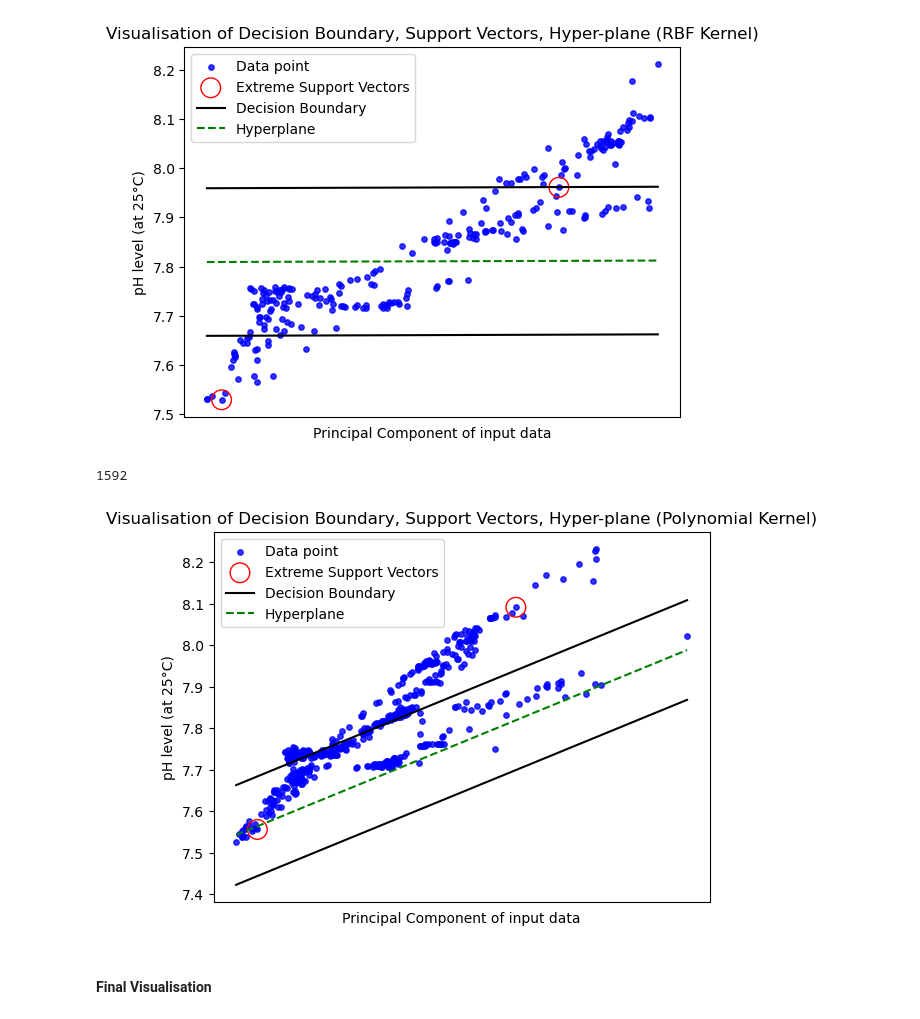
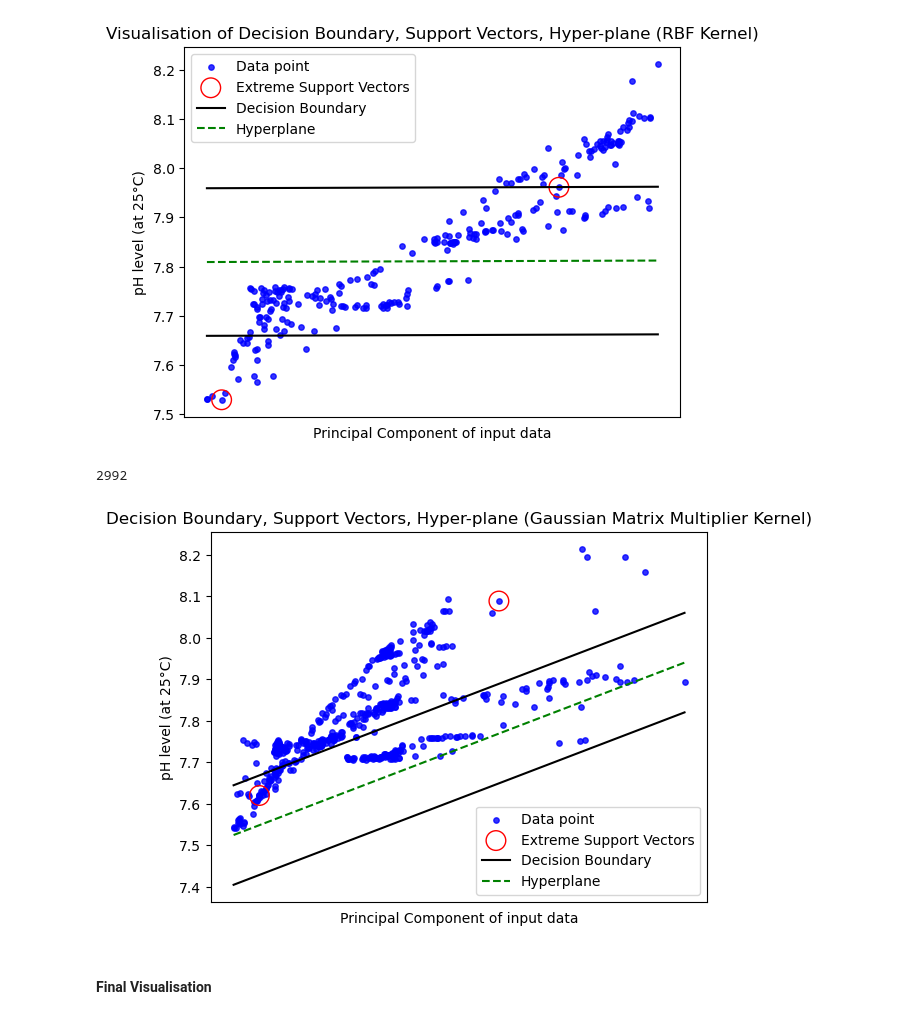
Before and after one commit to asif-saad/Analysis-of-Ocean-Climate, a Jupyter notebook: main.ipynb, the cells around one changed output. Drawn from its saved outputs; the diff is of its cells as text; code cells hidden in the pictures.

```diff
--- a/main.ipynb
+++ b/main.ipynb
@@ -2191,7 +2363,7 @@ def RBF_matmul(x_train1,y_train1,x_test1,y_test,sigma,c,mat):
     return sv,y_pred
 # %%
 mat=np.array([list((val.corr()['pH_25C_total']).drop('pH_25C_total').values)]).T
-
+pca = PCA(n_components=1)
 # sigma=float(input("paramter for sigma: "))
 # c=float(input("paramter for C: "))
 
@@ -2266,7 +2438,7 @@ model_support_vectors=np.stack((positive_support_vector,negative_support_vector)
 fig = plt.figure()
 ax = fig.add_subplot(1,1,1)
 plt.xticks([])
-plt.title("Visualisation of Decision Boundary, Support Vectors, Hyper-plane (Polynomial Kernel)")
+plt.title("Decision Boundary, Support Vectors, Hyper-plane (Gaussian Matrix Multiplier Kernel)")
 ax.set_ylabel("pH level (at 25°C)")
 ax.set_xlabel("Principal Component of input data")
 plt.scatter(x_test1,y_test1,marker='o',c='b',s=15,alpha=0.8,label="Data point")
@@ -2286,35 +2458,35 @@ hyp_x_max = datarange[1]
 
 
 
 for i in range(x_test1.shape[0]):
     if(hyp_x_min==x_test1[i]):
         psv1=pred_y[i]+epsilon
         break
 
 
 for i in range(x_test1.shape[0]):
     if(hyp_x_max==x_test1[i]):
         psv2=pred_y[i]+epsilon
         break
 ax.plot([hyp_x_min,hyp_x_max],[psv1,psv2], 'k',label="Decision Boundary")
 
 
 # negative support vector hyperplane
 nsv1 = psv1-2*epsilon
 nsv2 = psv2-2*epsilon
 ax.plot([hyp_x_min,hyp_x_max],[nsv1,nsv2], 'k')
 
 
 # # positive support vector hyperplane
 db1 = psv1-epsilon
 db2 = psv2-epsilon
 ax.plot([hyp_x_min,hyp_x_max],[db1,db2], 'g--',linewidth=1.5,label="Hyperplane")
 
 plt.legend()
 plt.show()
 # %% [output]
-1592
+2992
-[figure, old version]
+[figure, new version]
 # %%
 #9574
 # %%
```
Also changed, not shown: parts of 7 cells of this notebook, 6 other files.
